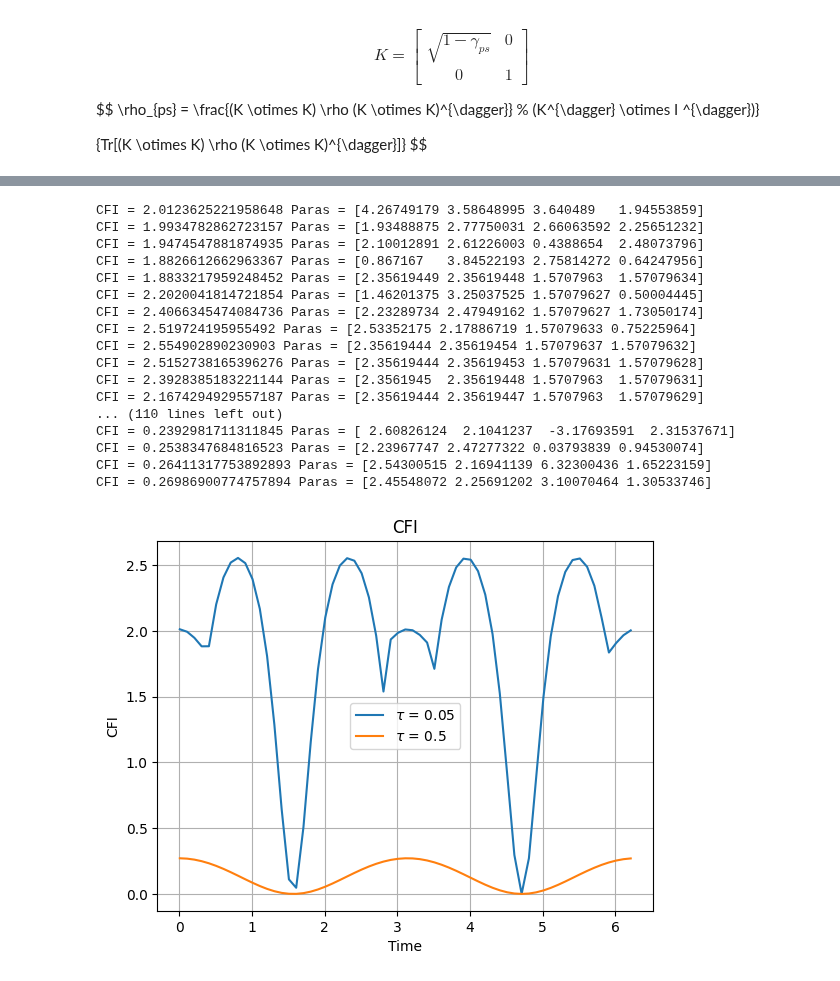
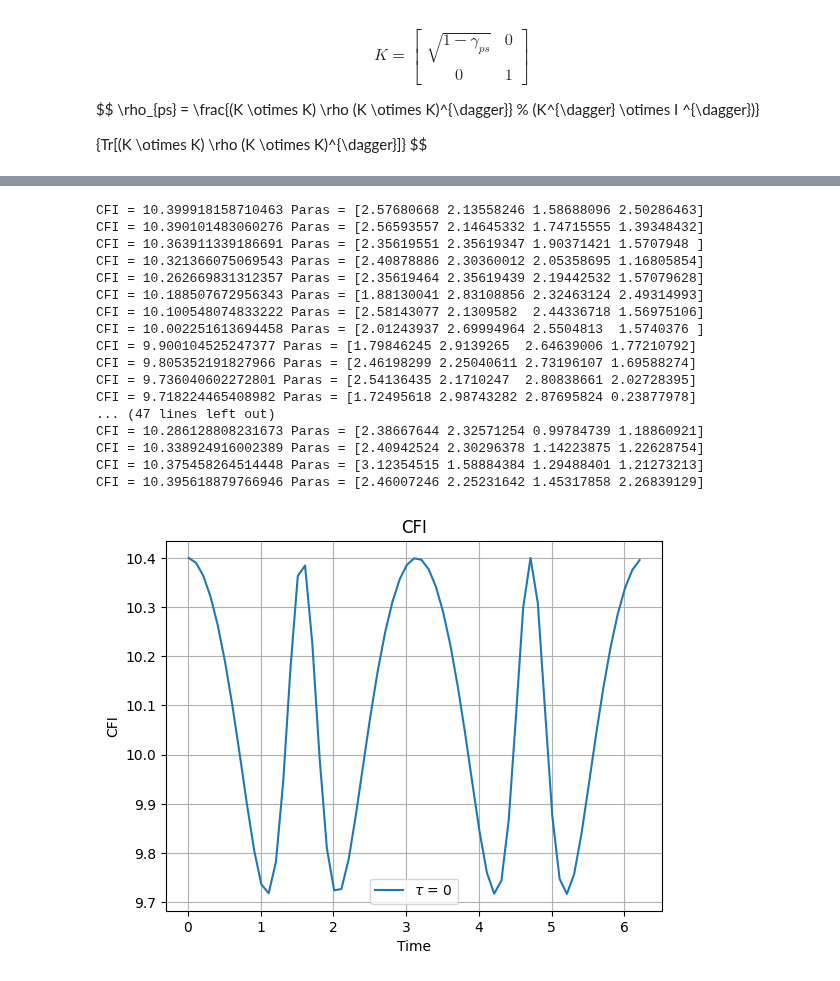
Before and after one commit to iridescent0923/Quantum_Optimization, a Jupyter notebook: Pennylane_Workspace/Optimization/[2-qubit]/scipy/[2-qubit]_scipy_global.ipynb, the cells around one changed output, grey strips where cells are left out. Drawn from its saved outputs; the diff is of its cells as text; code cells hidden in the pictures.

```diff
--- a/Pennylane_Workspace/Optimization/[2-qubit]/scipy/[2-qubit]_scipy_global.ipynb
+++ b/Pennylane_Workspace/Optimization/[2-qubit]/scipy/[2-qubit]_scipy_global.ipynb
@@ -234,7 +232,7 @@ CFI = [0.14251764]
 # %%
 # ===================
-tau_set = 5e-2, 5e-1
-gamma_ps_set = 0
+tau_set = 0,
+gamma_ps_set = 0.8
 set_circuit(tau_set, gamma_ps_set)
 initial_parameters = np.array([2, 2, np.pi/2, np.pi/2])
 # ===================
@@ -244,49 +242,49 @@ Phi = np.arange(sweep_range[0], sweep_range[1], sweep_range[2])
 Data = np.zeros((len(Phi), 4 + 2))
 Data[:,0] = Phi
 gradient = grad(cost_function)
 hessian = jacobian(gradient)
 
 for tau_idx, tau_current in enumerate(tau_set):
     set_circuit(tau_current, gamma_ps_set)
     for phi_idx, phi_current in enumerate(Phi):
         Phi_global = pnp.array([phi_current], requires_grad = True)
 
         minimizer_kwargs = {"method": "L-BFGS-B"}
         # minimizer_kwargs = {"method": "SLSQP"}
         opt_result = sp.optimize.basinhopping(
             cost_function,
             initial_parameters,
             minimizer_kwargs=minimizer_kwargs,
-            niter=50
+            niter=5
         )
 
         print("CFI =", -opt_result.fun, "Paras =", opt_result.x)
         Data[phi_idx][1] = -opt_result.fun
         Data[phi_idx][2:] = opt_result.x
 
     plt.plot(Data[:,0], Data[:,1], label = f'$\\tau$ = {tau_current}')
 plt.title(f'CFI')
 plt.xlabel('Time')
 plt.ylabel('CFI')
 plt.grid()
 plt.legend()
 plt.show()
 # %% [output]
-CFI = 2.0123625221958648 Paras = [4.26749179 3.58648995 3.640489   1.94553859]
-CFI = 1.9934782862723157 Paras = [1.93488875 2.77750031 2.66063592 2.25651232]
-CFI = 1.9474547881874935 Paras = [2.10012891 2.61226003 0.4388654  2.48073796]
-CFI = 1.8826612662963367 Paras = [0.867167   3.84522193 2.75814272 0.64247956]
-CFI = 1.8833217959248452 Paras = [2.35619449 2.35619448 1.5707963  1.57079634]
-CFI = 2.2020041814721854 Paras = [1.46201375 3.25037525 1.57079627 0.50004445]
-CFI = 2.4066345474084736 Paras = [2.23289734 2.47949162 1.57079627 1.73050174]
-CFI = 2.519724195955492 Paras = [2.53352175 2.17886719 1.57079633 0.75225964]
-CFI = 2.554902890230903 Paras = [2.35619444 2.35619454 1.57079637 1.57079632]
-CFI = 2.5152738165396276 Paras = [2.35619444 2.35619453 1.57079631 1.57079628]
-CFI = 2.3928385183221144 Paras = [2.3561945  2.35619448 1.5707963  1.57079631]
-CFI = 2.1674294929557187 Paras = [2.35619444 2.35619447 1.5707963  1.57079629]
-... (110 lines left out)
-CFI = 0.2392981711311845 Paras = [ 2.60826124  2.1041237  -3.17693591  2.31537671]
-CFI = 0.2538347684816523 Paras = [2.23967747 2.47277322 0.03793839 0.94530074]
-CFI = 0.26411317753892893 Paras = [2.54300515 2.16941139 6.32300436 1.65223159]
-CFI = 0.26986900774757894 Paras = [2.45548072 2.25691202 3.10070464 1.30533746]
+CFI = 10.399918158710463 Paras = [2.57680668 2.13558246 1.58688096 2.50286463]
+CFI = 10.390101483060276 Paras = [2.56593557 2.14645332 1.74715555 1.39348432]
+CFI = 10.363911339186691 Paras = [2.35619551 2.35619347 1.90371421 1.5707948 ]
+CFI = 10.321366075069543 Paras = [2.40878886 2.30360012 2.05358695 1.16805854]
+CFI = 10.262669831312357 Paras = [2.35619464 2.35619439 2.19442532 1.57079628]
+CFI = 10.188507672956343 Paras = [1.88130041 2.83108856 2.32463124 2.49314993]
+CFI = 10.100548074833222 Paras = [2.58143077 2.1309582  2.44336718 1.56975106]
+CFI = 10.002251613694458 Paras = [2.01243937 2.69994964 2.5504813  1.5740376 ]
+CFI = 9.900104525247377 Paras = [1.79846245 2.9139265  2.64639006 1.77210792]
+CFI = 9.805352191827966 Paras = [2.46198299 2.25040611 2.73196107 1.69588274]
+CFI = 9.736040602272801 Paras = [2.54136435 2.1710247  2.80838661 2.02728395]
+CFI = 9.718224465408982 Paras = [1.72495618 2.98743282 2.87695824 0.23877978]
+... (47 lines left out)
+CFI = 10.286128808231673 Paras = [2.38667644 2.32571254 0.99784739 1.18860921]
+CFI = 10.338924916002389 Paras = [2.40942524 2.30296378 1.14223875 1.22628754]
+CFI = 10.375458264514448 Paras = [3.12354515 1.58884384 1.29488401 1.21273213]
+CFI = 10.395618879766946 Paras = [2.46007246 2.25231642 1.45317858 2.26839129]
-[figure, old version]
+[figure, new version]
```
Also changed, not shown: parts of 1 cell of this notebook, 8 other files.
